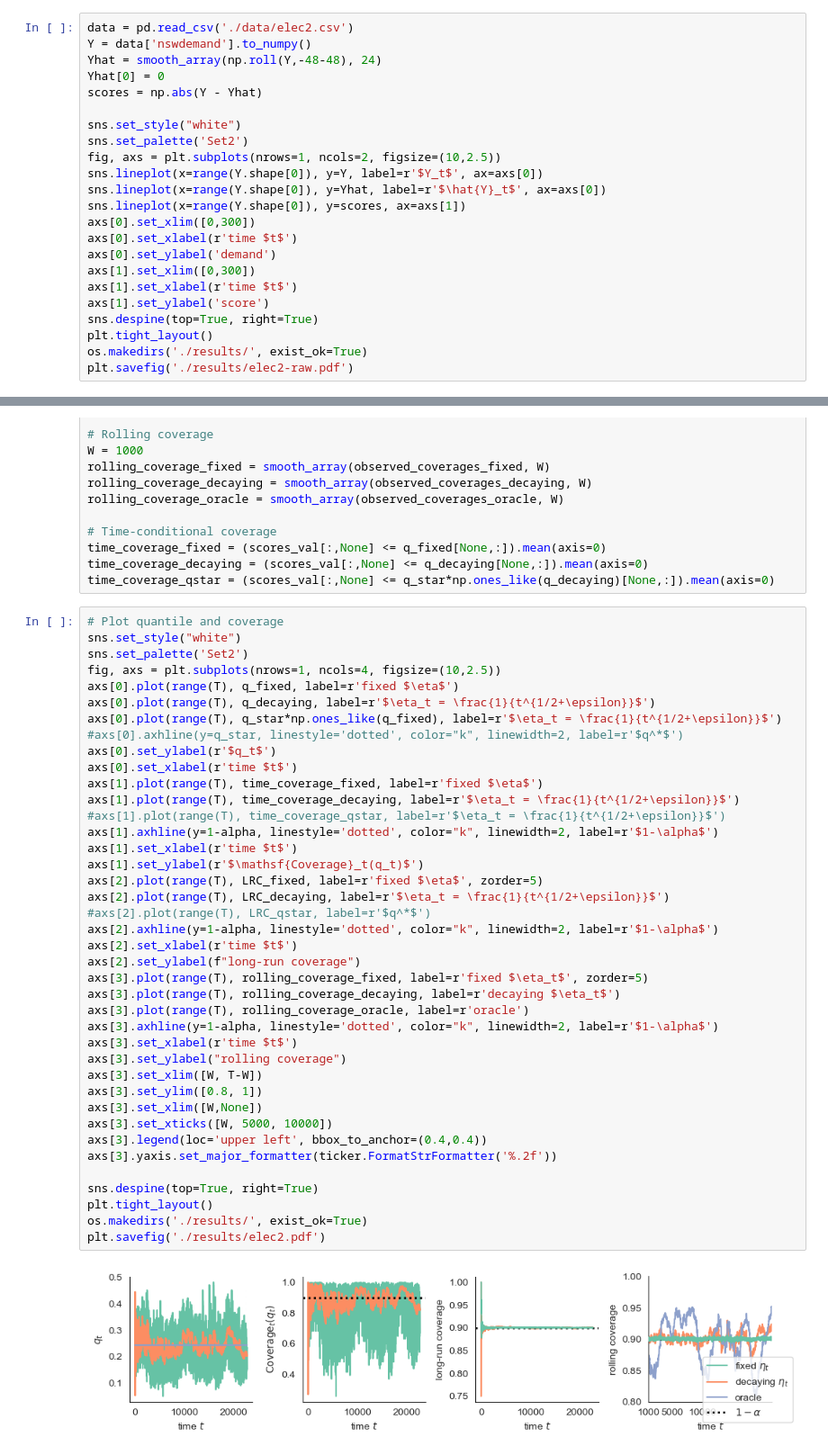
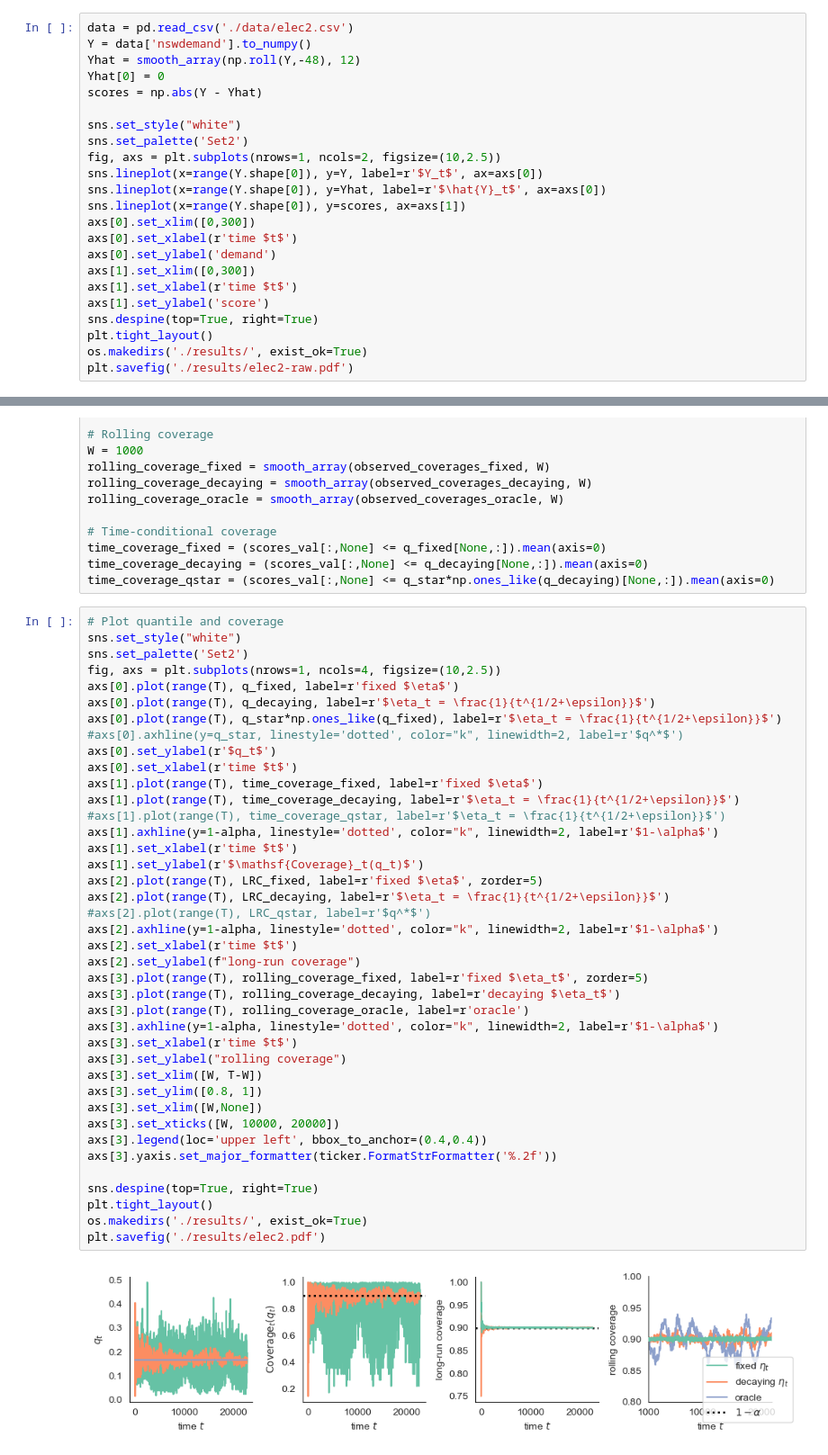
Before and after one commit to aangelopoulos/online-conformal-decaying, a Jupyter notebook: elec2.ipynb, the cells around one changed output, grey strips where cells are left out. Shown at 90% size. Drawn from its saved outputs; the diff is of its cells as text.

```diff
--- a/elec2.ipynb
+++ b/elec2.ipynb
@@ -26,7 +26,7 @@ def smooth_array(arr, window_size):
 # %%
 data = pd.read_csv('./data/elec2.csv')
 Y = data['nswdemand'].to_numpy()
-Yhat = smooth_array(np.roll(Y,-48-48), 24)
+Yhat = smooth_array(np.roll(Y,-48), 12)
 Yhat[0] = 0
 scores = np.abs(Y - Yhat)
 
@@ -114,32 +114,32 @@ axs[0].set_ylabel(r'$q_t$')
 axs[0].set_xlabel(r'time $t$')
 axs[1].plot(range(T), time_coverage_fixed, label=r'fixed $\eta$')
 axs[1].plot(range(T), time_coverage_decaying, label=r'$\eta_t = \frac{1}{t^{1/2+\epsilon}}$')
 #axs[1].plot(range(T), time_coverage_qstar, label=r'$\eta_t = \frac{1}{t^{1/2+\epsilon}}$')
 axs[1].axhline(y=1-alpha, linestyle='dotted', color="k", linewidth=2, label=r'$1-\alpha$')
 axs[1].set_xlabel(r'time $t$')
 axs[1].set_ylabel(r'$\mathsf{Coverage}_t(q_t)$')
 axs[2].plot(range(T), LRC_fixed, label=r'fixed $\eta$', zorder=5)
 axs[2].plot(range(T), LRC_decaying, label=r'$\eta_t = \frac{1}{t^{1/2+\epsilon}}$')
 #axs[2].plot(range(T), LRC_qstar, label=r'$q^*$')
 axs[2].axhline(y=1-alpha, linestyle='dotted', color="k", linewidth=2, label=r'$1-\alpha$')
 axs[2].set_xlabel(r'time $t$')
 axs[2].set_ylabel(f"long-run coverage")
 axs[3].plot(range(T), rolling_coverage_fixed, label=r'fixed $\eta_t$', zorder=5)
 axs[3].plot(range(T), rolling_coverage_decaying, label=r'decaying $\eta_t$')
 axs[3].plot(range(T), rolling_coverage_oracle, label=r'oracle')
 axs[3].axhline(y=1-alpha, linestyle='dotted', color="k", linewidth=2, label=r'$1-\alpha$')
 axs[3].set_xlabel(r'time $t$')
 axs[3].set_ylabel("rolling coverage")
 axs[3].set_xlim([W, T-W])
 axs[3].set_ylim([0.8, 1])
 axs[3].set_xlim([W,None])
-axs[3].set_xticks([W, 5000, 10000])
+axs[3].set_xticks([W, 10000, 20000])
 axs[3].legend(loc='upper left', bbox_to_anchor=(0.4,0.4))
 axs[3].yaxis.set_major_formatter(ticker.FormatStrFormatter('%.2f'))
 
 sns.despine(top=True, right=True)
 plt.tight_layout()
 os.makedirs('./results/', exist_ok=True)
 plt.savefig('./results/elec2.pdf')
 # %% [output]
-[figure, old version]
+[figure, new version]
```
Also changed, not shown: parts of 1 cell of this notebook, 4 other files.
